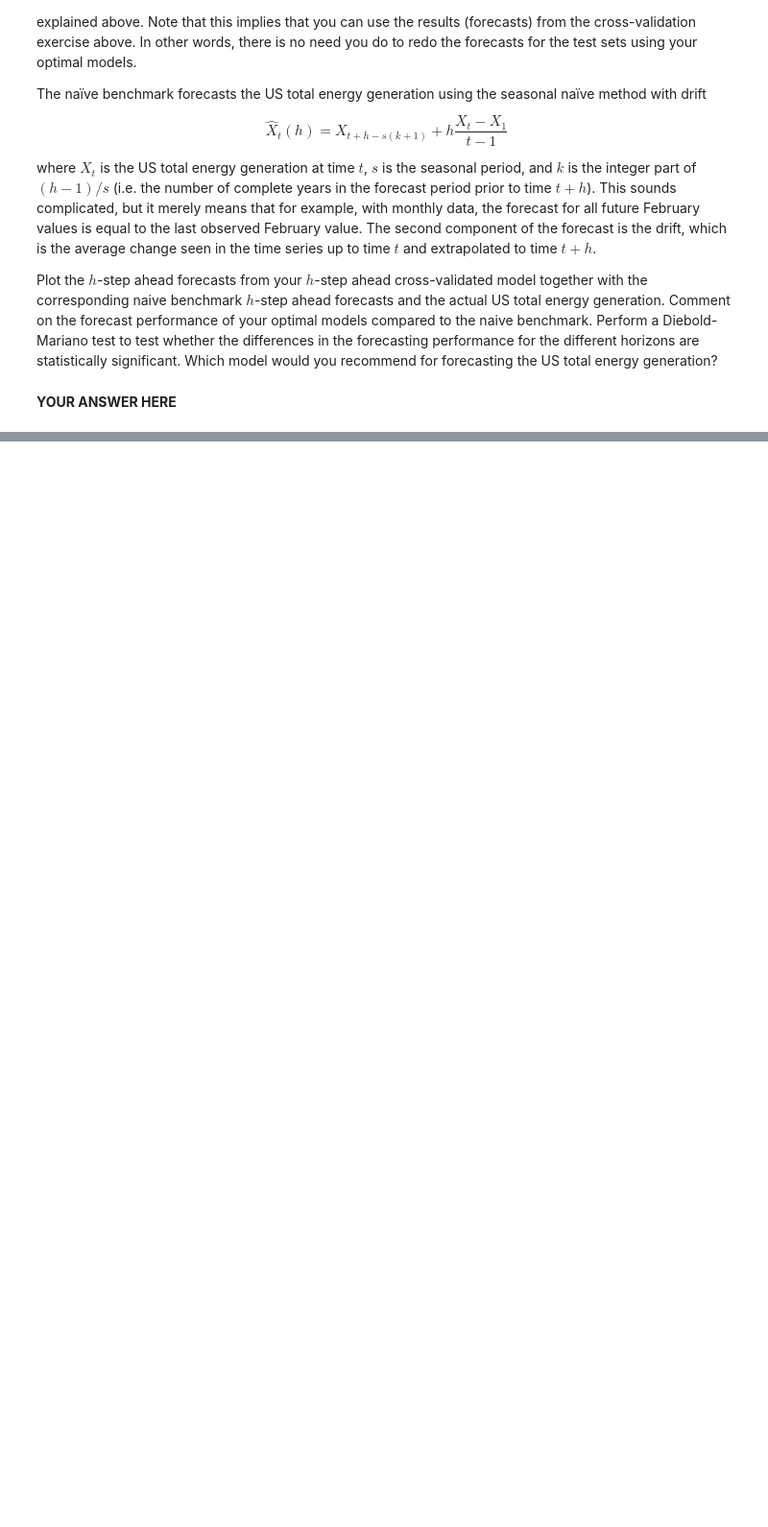
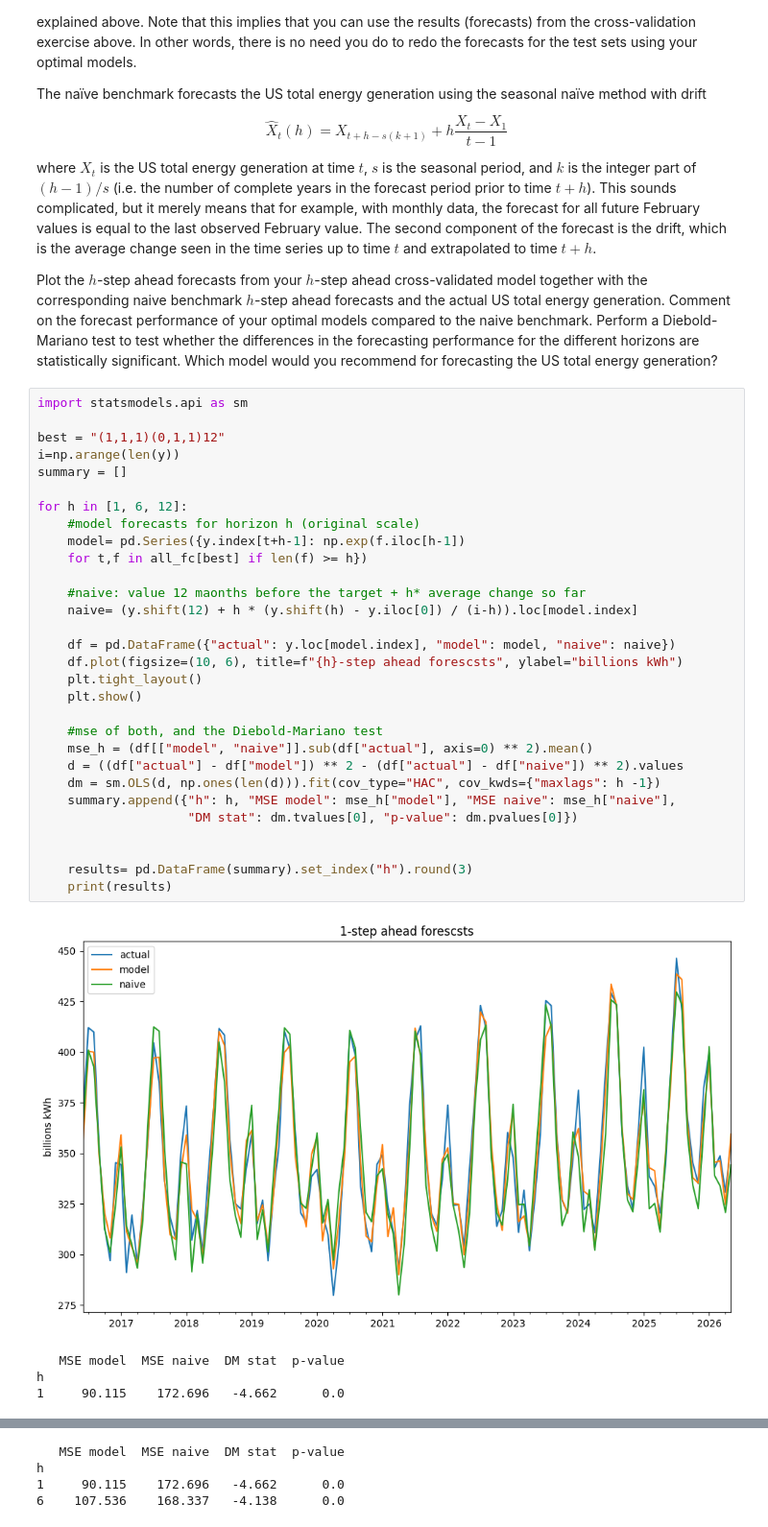
Before and after one commit to qgelena/US-_monthly-_electricity_generation, a Jupyter notebook: ftse_assignment_2026.ipynb, the cells around one changed output, grey strips where cells are left out. Shown at 96% size. Drawn from its saved outputs; the diff is of its cells as text; blank space fills up the shorter version.

```diff
--- a/ftse_assignment_2026.ipynb
+++ b/ftse_assignment_2026.ipynb
@@ -600,5 +607,38 @@ $$\hat{X}_{t}(h) = X_{t+h-s(k+1)} + h \frac{X_{t} - X_{1}}{t - 1}$$
 where $X_{t}$ is the US total energy generation at time $t$, $s$ is the seasonal period, and $k$ is the integer part of $(h - 1)/s$ (i.e. the number of complete years in the forecast period prior to time $t + h$). This sounds complicated, but it merely means that for example, with monthly data, the forecast for all future February values is equal to the last observed February value. The second component of the forecast is the drift, which is the average change seen in the time series up to time $t$ and extrapolated to time $t + h$.
 
 Plot the $h$-step ahead forecasts from your $h$-step ahead cross-validated model together with the corresponding naive benchmark $h$-step ahead forecasts and the actual US total energy generation. Comment on the forecast performance of your optimal models compared to the naive benchmark. Perform a Diebold-Mariano test to test whether the differences in the forecasting performance for the different horizons are statistically significant. Which model would you recommend for forecasting the US total energy generation?
-# %% [markdown]
-**YOUR ANSWER HERE**
+# %%
+import statsmodels.api as sm
+
+best = "(1,1,1)(0,1,1)12"
+i=np.arange(len(y))
+summary = []
+
+for h in [1, 6, 12]:
+    #model forecasts for horizon h (original scale)
+    model= pd.Series({y.index[t+h-1]: np.exp(f.iloc[h-1])
+    for t,f in all_fc[best] if len(f) >= h})
+
+    #naive: value 12 maonths before the target + h* average change so far
+    naive= (y.shift(12) + h * (y.shift(h) - y.iloc[0]) / (i-h)).loc[model.index]
+
+    df = pd.DataFrame({"actual": y.loc[model.index], "model": model, "naive": naive})
+    df.plot(figsize=(10, 6), title=f"{h}-step ahead forescsts", ylabel="billions kWh")
+    plt.tight_layout()
+    plt.show()
+
+    #mse of both, and the Diebold-Mariano test
+    mse_h = (df[["model", "naive"]].sub(df["actual"], axis=0) ** 2).mean()
+    d = ((df["actual"] - df["model"]) ** 2 - (df["actual"] - df["naive"]) ** 2).values
+    dm = sm.OLS(d, np.ones(len(d))).fit(cov_type="HAC", cov_kwds={"maxlags": h -1})
+    summary.append({"h": h, "MSE model": mse_h["model"], "MSE naive": mse_h["naive"],
+                    "DM stat": dm.tvalues[0], "p-value": dm.pvalues[0]})
+
+
+    results= pd.DataFrame(summary).set_index("h").round(3)
+    print(results)
+# %% [output]
+[figure, added]
+   MSE model  MSE naive  DM stat  p-value
+h
+1     90.115    172.696   -4.662      0.0
@@ -604,0 +646,4 @@ Plot the $h$-step ahead forecasts from your $h$-step ahead cross-validated model
+   MSE model  MSE naive  DM stat  p-value
+h
+1     90.115    172.696   -4.662      0.0
+6    107.536    168.337   -4.138      0.0
```
Also changed, not shown: parts of 5 cells of this notebook.
